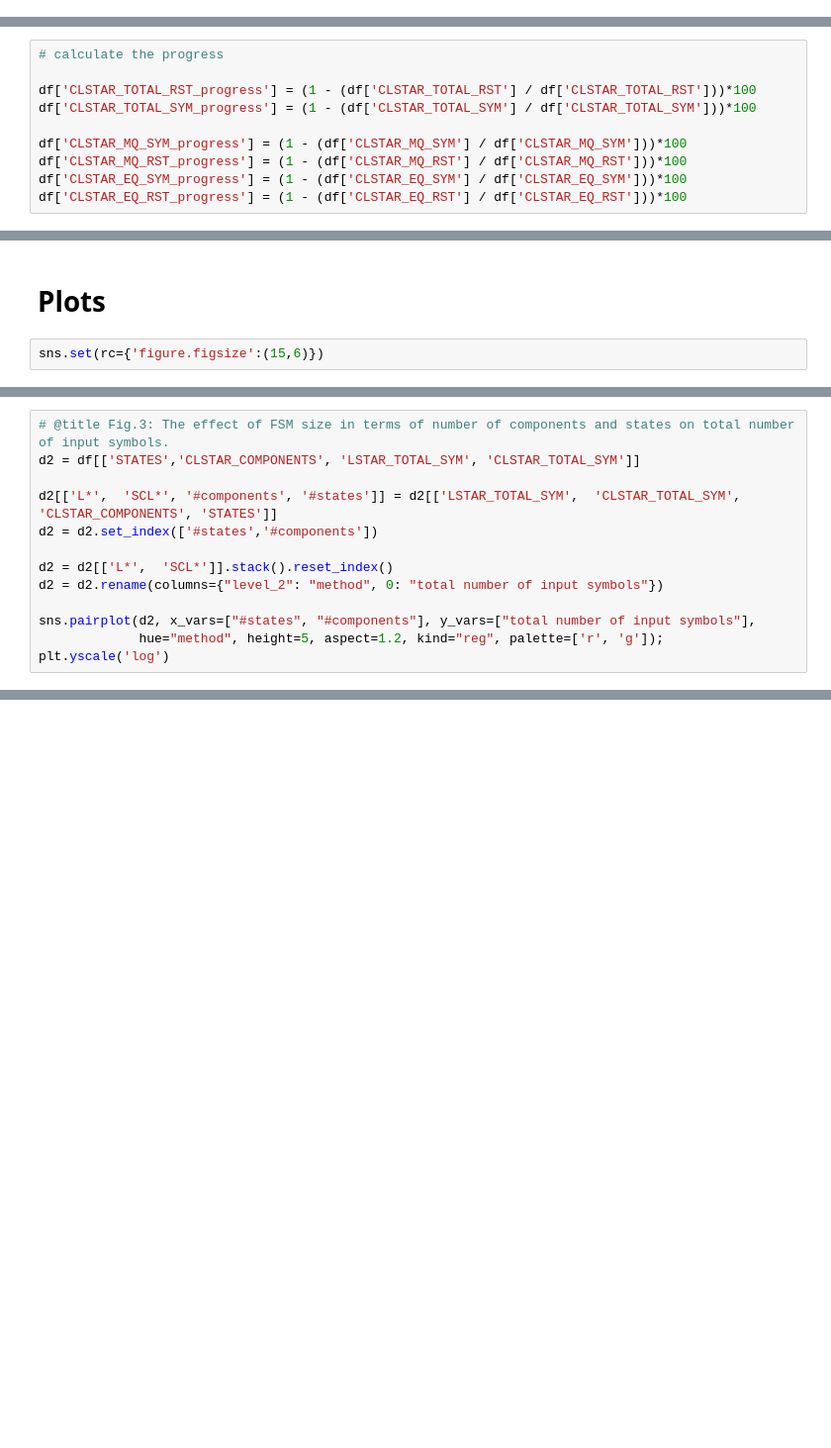
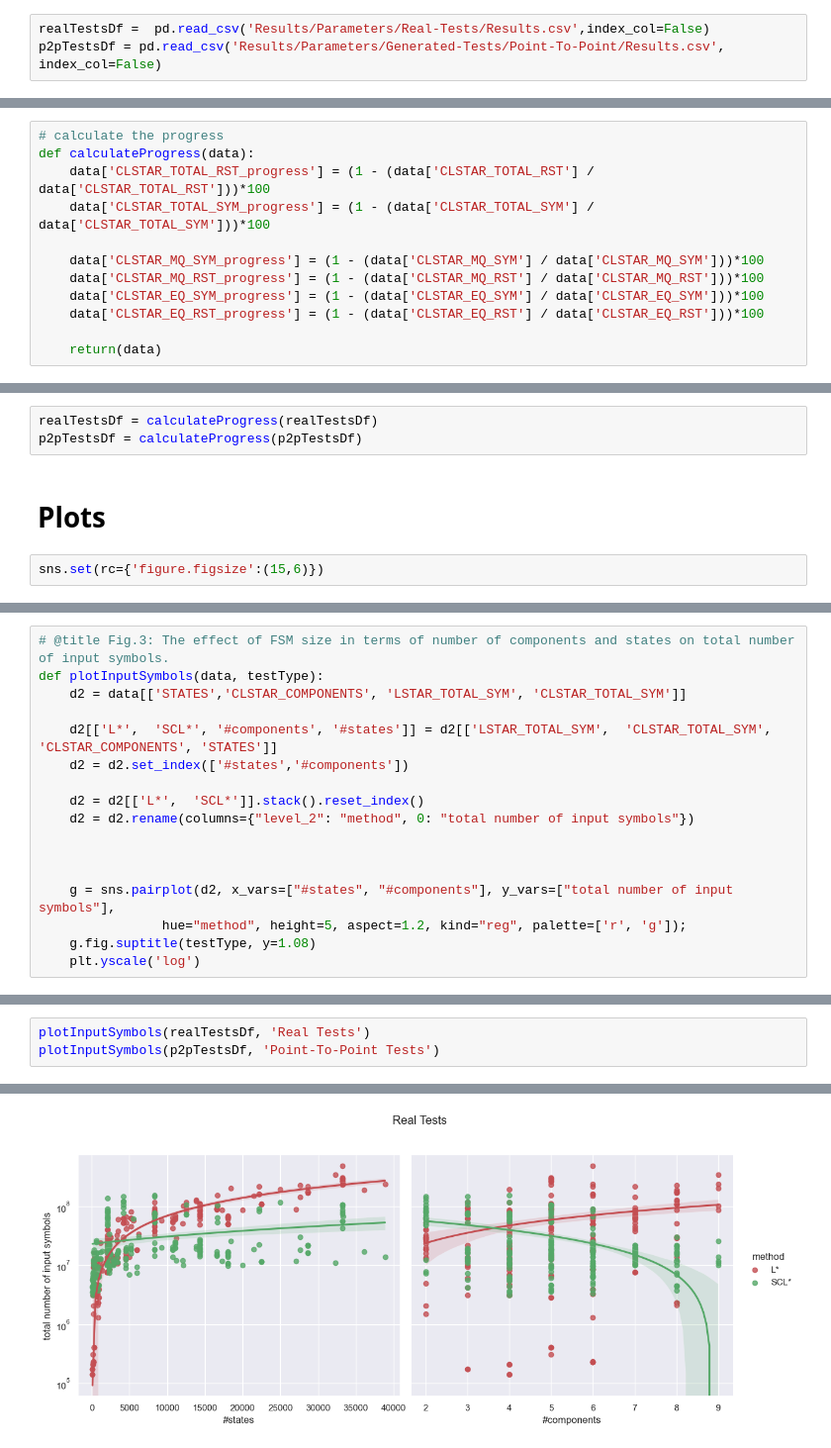
Before and after one commit to AryanBastani/SCL-Star, a Jupyter notebook: Decomposed_Learning_Results.ipynb, the cells around one changed output, grey strips where cells are left out. Shown at 99% size. Drawn from its saved outputs; the diff is of its cells as text; blank space fills up the shorter version.

```diff
--- a/Decomposed_Learning_Results.ipynb
+++ b/Decomposed_Learning_Results.ipynb
@@ -13,3 +10,6 @@ df =  pd.read_csv('data/Results.csv',index_col=False)
+# %%
+realTestsDf =  pd.read_csv('Results/Parameters/Real-Tests/Results.csv',index_col=False)
+p2pTestsDf = pd.read_csv('Results/Parameters/Generated-Tests/Point-To-Point/Results.csv', index_col=False)
 # %% [markdown]
 ## Clean data
 # %%
@@ -68,10 +64,12 @@ std:     2551.7261779812816
 # %%
 # calculate the progress
+def calculateProgress(data):
+    data['CLSTAR_TOTAL_RST_progress'] = (1 - (data['CLSTAR_TOTAL_RST'] / data['CLSTAR_TOTAL_RST']))*100
+    data['CLSTAR_TOTAL_SYM_progress'] = (1 - (data['CLSTAR_TOTAL_SYM'] / data['CLSTAR_TOTAL_SYM']))*100
 
-df['CLSTAR_TOTAL_RST_progress'] = (1 - (df['CLSTAR_TOTAL_RST'] / df['CLSTAR_TOTAL_RST']))*100
-df['CLSTAR_TOTAL_SYM_progress'] = (1 - (df['CLSTAR_TOTAL_SYM'] / df['CLSTAR_TOTAL_SYM']))*100
+    data['CLSTAR_MQ_SYM_progress'] = (1 - (data['CLSTAR_MQ_SYM'] / data['CLSTAR_MQ_SYM']))*100
+    data['CLSTAR_MQ_RST_progress'] = (1 - (data['CLSTAR_MQ_RST'] / data['CLSTAR_MQ_RST']))*100
+    data['CLSTAR_EQ_SYM_progress'] = (1 - (data['CLSTAR_EQ_SYM'] / data['CLSTAR_EQ_SYM']))*100
+    data['CLSTAR_EQ_RST_progress'] = (1 - (data['CLSTAR_EQ_RST'] / data['CLSTAR_EQ_RST']))*100
 
-df['CLSTAR_MQ_SYM_progress'] = (1 - (df['CLSTAR_MQ_SYM'] / df['CLSTAR_MQ_SYM']))*100
-df['CLSTAR_MQ_RST_progress'] = (1 - (df['CLSTAR_MQ_RST'] / df['CLSTAR_MQ_RST']))*100
-df['CLSTAR_EQ_SYM_progress'] = (1 - (df['CLSTAR_EQ_SYM'] / df['CLSTAR_EQ_SYM']))*100
-df['CLSTAR_EQ_RST_progress'] = (1 - (df['CLSTAR_EQ_RST'] / df['CLSTAR_EQ_RST']))*100
+    return(data)
@@ -269,3 +76,6 @@ final_df.to_csv("Results_summerized.csv")
+# %%
+realTestsDf = calculateProgress(realTestsDf)
+p2pTestsDf = calculateProgress(p2pTestsDf)
 # %% [markdown]
 # Plots
 # %%
@@ -336,13 +83,17 @@ See the caveats in the documentation: https://pandas.pydata.org/pandas-docs/stab
 # %%
 # @title Fig.3: The effect of FSM size in terms of number of components and states on total number of input symbols.
-d2 = df[['STATES','CLSTAR_COMPONENTS', 'LSTAR_TOTAL_SYM', 'CLSTAR_TOTAL_SYM']]
+def plotInputSymbols(data, testType):
+    d2 = data[['STATES','CLSTAR_COMPONENTS', 'LSTAR_TOTAL_SYM', 'CLSTAR_TOTAL_SYM']]
 
-d2[['L*',  'SCL*', '#components', '#states']] = d2[['LSTAR_TOTAL_SYM',  'CLSTAR_TOTAL_SYM', 'CLSTAR_COMPONENTS', 'STATES']]
-d2 = d2.set_index(['#states','#components'])
+    d2[['L*',  'SCL*', '#components', '#states']] = d2[['LSTAR_TOTAL_SYM',  'CLSTAR_TOTAL_SYM', 'CLSTAR_COMPONENTS', 'STATES']]
+    d2 = d2.set_index(['#states','#components'])
 
-d2 = d2[['L*',  'SCL*']].stack().reset_index()
-d2 = d2.rename(columns={"level_2": "method", 0: "total number of input symbols"})
+    d2 = d2[['L*',  'SCL*']].stack().reset_index()
+    d2 = d2.rename(columns={"level_2": "method", 0: "total number of input symbols"})
 
-sns.pairplot(d2, x_vars=["#states", "#components"], y_vars=["total number of input symbols"],
-             hue="method", height=5, aspect=1.2, kind="reg", palette=['r', 'g']);
-plt.yscale('log')
+
+
+    g = sns.pairplot(d2, x_vars=["#states", "#components"], y_vars=["total number of input symbols"],
+                hue="method", height=5, aspect=1.2, kind="reg", palette=['r', 'g']);
+    g.fig.suptitle(testType, y=1.08)
+    plt.yscale('log')
@@ -370,0 +100,4 @@ See the caveats in the documentation: https://pandas.pydata.org/pandas-docs/stab
+# %%
+plotInputSymbols(realTestsDf, 'Real Tests')
+plotInputSymbols(p2pTestsDf, 'Point-To-Point Tests')
+# %% [output]
@@ -370,0 +121 @@ See the caveats in the documentation: https://pandas.pydata.org/pandas-docs/stab
+[figure, added]
```
Also changed, not shown: parts of 27 cells of this notebook, 13 other files.
